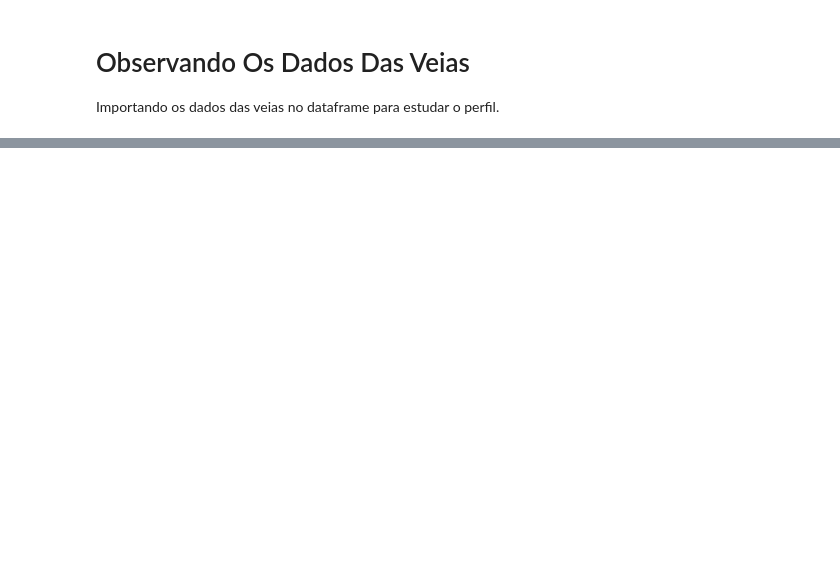
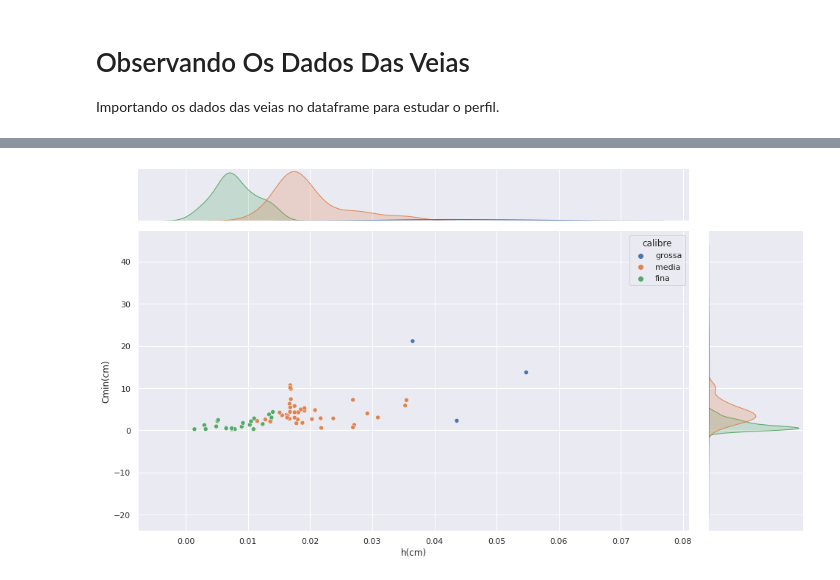
Before and after one commit to labase/nanite, a Jupyter notebook: src/ipnb/GeraMapaArterial.ipynb, the cells around one changed output, grey strips where cells are left out. Cells and saved outputs as stored; diff of their text form; code cells hidden in the pictures; blank space fills up the shorter version.

```diff
--- a/src/ipnb/GeraMapaArterial.ipynb
+++ b/src/ipnb/GeraMapaArterial.ipynb
@@ -91,0 +146,19 @@ df
+# %%
+import seaborn as sns
+import matplotlib.pyplot as plt
+
+# Load data from a CSV file into a Pandas DataFrame:
+df = pd.read_csv("arterias/arterias.csv")
+rcm = df['R(cm)']
+g, f = 0.15, 0.04
+df['calibre'] = [
+    "grossa" if h > g else 'media' if f < h <= g else 'fina' for h in rcm]
+#    "grossa" if h > 0.02 else 'media' if 0.015 < h <= 0.03 else 'fina' for h in hcm]
+df
+#fig, ax = plt.subplots()
+# This will change the limits of the x-axis
+#ax.set_xlim(0, 1)
+sns.jointplot(data=df, x="h(cm)", y="Cmin(cm)", hue="calibre", ax = ax)
+plt.gcf().set_size_inches(15, 8)
+# %% [output]
+[figure, added]
```
Also changed, not shown: parts of 6 cells of this notebook.
